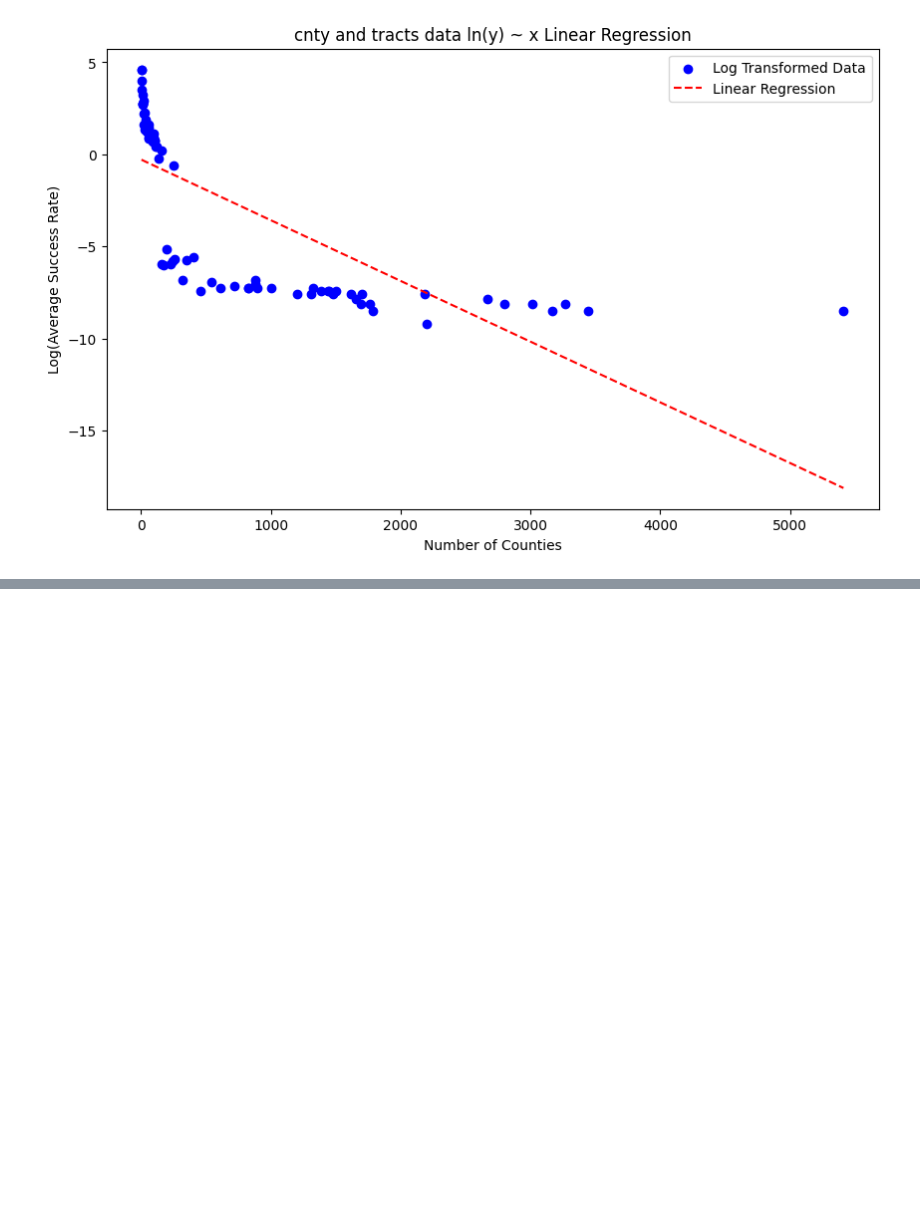
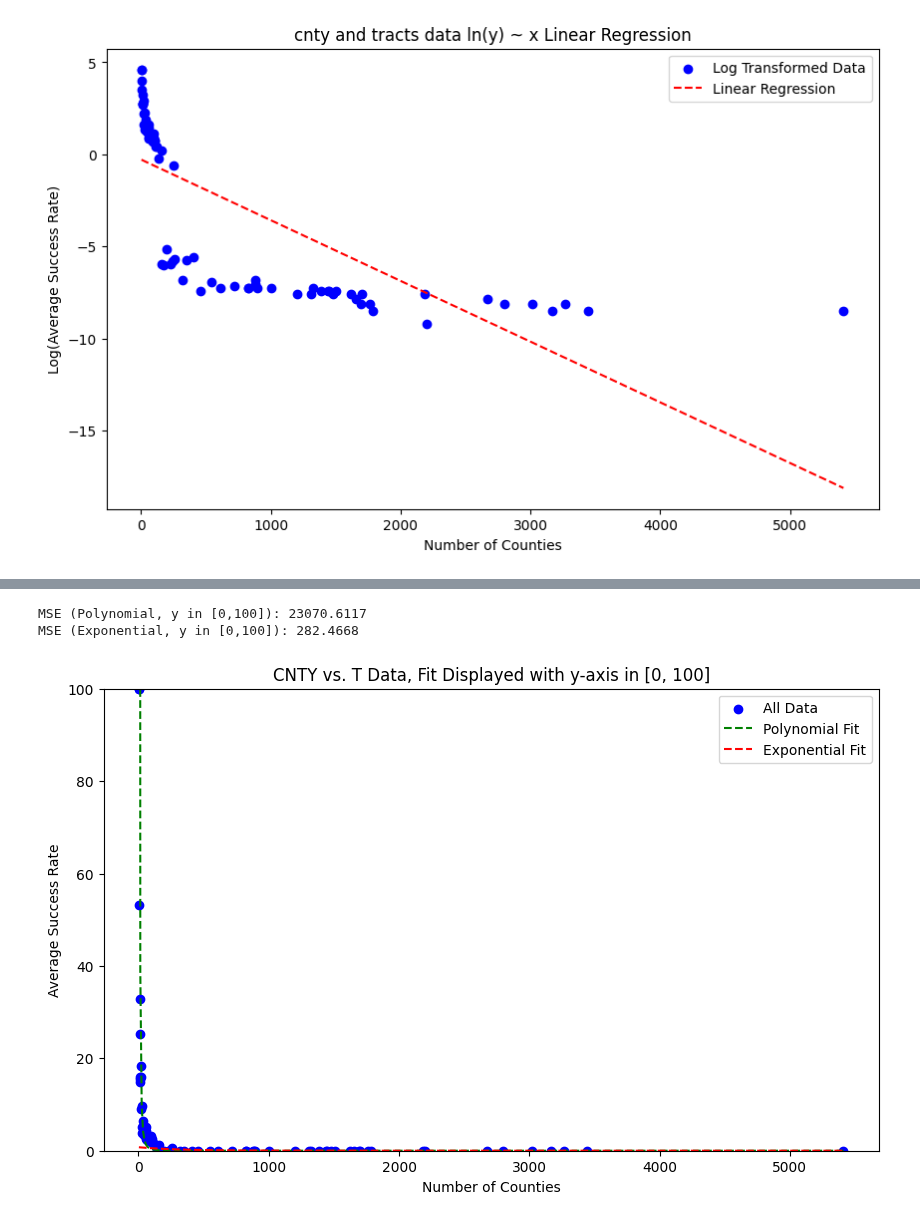
Before and after one commit to brookecarofeinberg/SamplingBalancedForests, a Jupyter notebook: combo.ipynb, the cells around one changed output, grey strips where cells are left out. Saved outputs shown, nothing was run; the diff lists cells and outputs as text; code cells hidden in the pictures; blank space fills up the shorter version.

```diff
--- a/combo.ipynb
+++ b/combo.ipynb
@@ -770,0 +772,46 @@ MSE = 282.4668, R^2 = -0.0966
+# %%
+import numpy as np
+import matplotlib.pyplot as plt
+from sklearn.metrics import mean_squared_error, r2_score
+
+def poly_fit(x):
+    return 19584.623 * (x ** -2.3684)
+
+def expo_fit(x):
+    return 0.7574 * np.exp(-0.0033 * x)
+
+# Filter data points where observed y is in [0, 100]
+mask = (avg_success_rates >= 0) & (avg_success_rates <= 100)
+filtered_counties = counties[mask]
+filtered_success_rates = avg_success_rates[mask]
+
+# Compute predictions for the filtered x-values
+pred_poly_filtered = poly_fit(filtered_counties)
+pred_expo_filtered = expo_fit(filtered_counties)
+
+# Compute MSE for the filtered data
+mse_poly_filtered = mean_squared_error(filtered_success_rates, pred_poly_filtered)
+mse_expo_filtered = mean_squared_error(filtered_success_rates, pred_expo_filtered)
+
+print(f"MSE (Polynomial, y in [0,100]): {mse_poly_filtered:.4f}")
+print(f"MSE (Exponential, y in [0,100]): {mse_expo_filtered:.4f}")
+
+# Plot the full dataset and the fits, but restrict y-axis to [0, 100]
+x_vals = np.linspace(min(counties), max(counties), 500)
+y_vals_poly = poly_fit(x_vals)
+y_vals_expo = expo_fit(x_vals)
+
+plt.figure(figsize=(10, 6))
+plt.scatter(counties, avg_success_rates, color='blue', label="All Data")
+plt.plot(x_vals, y_vals_poly, "g--", label="Polynomial Fit")
+plt.plot(x_vals, y_vals_expo, "r--", label="Exponential Fit")
+plt.ylim(0, 100)  # Restrict the y-axis
+plt.xlabel("Number of Counties")
+plt.ylabel("Average Success Rate")
+plt.title("CNTY vs. T Data, Fit Displayed with y-axis in [0, 100]")
+plt.legend()
+plt.show()
+# %% [output]
+MSE (Polynomial, y in [0,100]): 23070.6117
+MSE (Exponential, y in [0,100]): 282.4668
+[figure, added]
```
Also changed, not shown: parts of 1 cell of this notebook.
